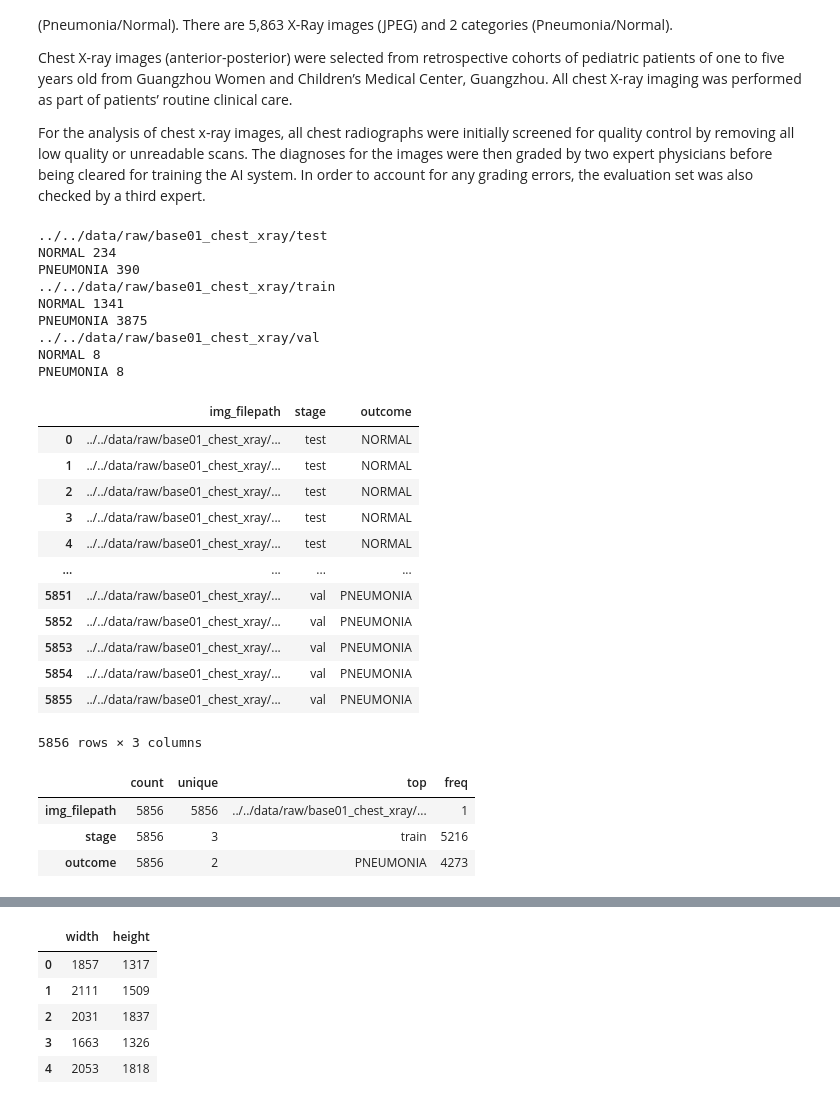
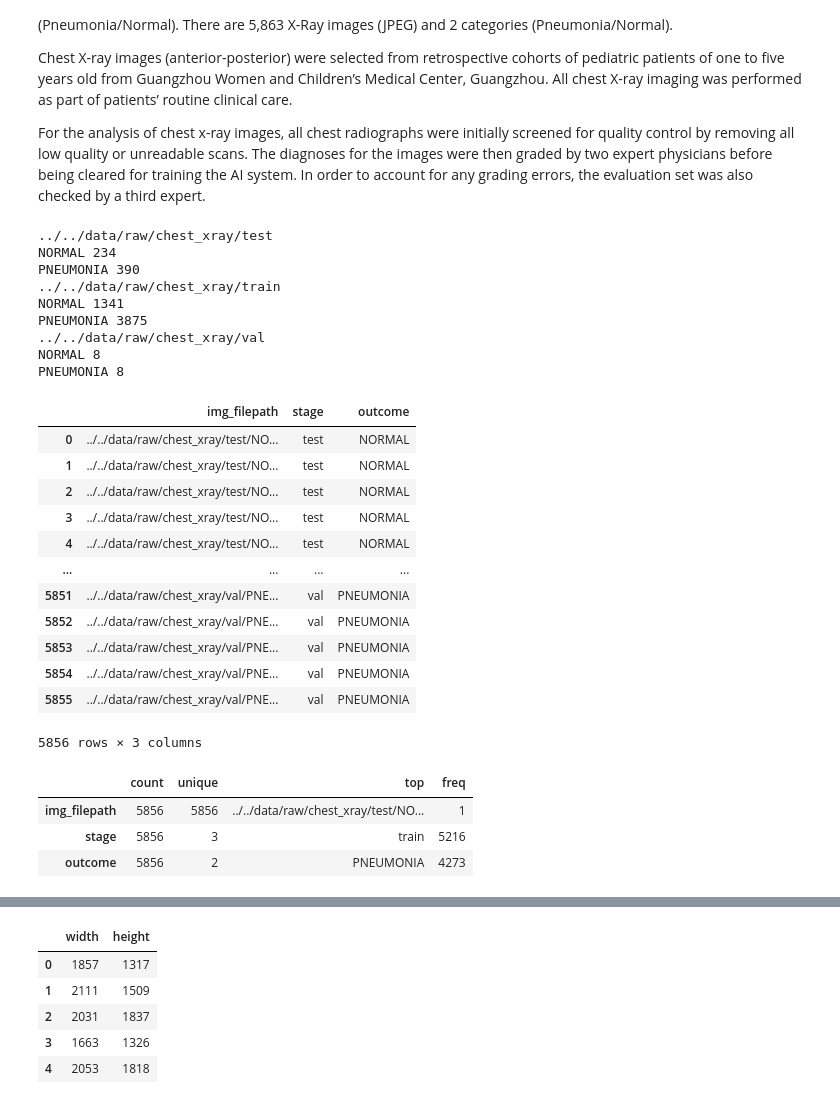
Before and after one commit to dwelcaslu/IFSP-Final-Project, a Jupyter notebook: notebooks/02 - data exploration/ntbk01_base01_exploration.ipynb, the cells around one changed output, grey strips where cells are left out. Drawn from its saved outputs; the diff is of its cells as text; code cells hidden in the pictures.

```diff
--- a/notebooks/02 - data exploration/ntbk01_base01_exploration.ipynb
+++ b/notebooks/02 - data exploration/ntbk01_base01_exploration.ipynb
@@ -19,50 +19,52 @@ import pandas as pd
 
 from PIL import Image, ImageOps, ImageEnhance
 # %%
-database_path = '../../data/raw/base01_chest_xray/'
+database_path = '../../data/raw/chest_xray/'
 # %%
 data = []
 
+base01_invalid_folders = ['chest_xray', '__MACOSX']
 for stage in os.listdir(database_path):
-    database_stage_path = os.path.join(database_path, stage)
-    print(database_stage_path)
-    for outcome in os.listdir(database_stage_path):
-        folderpath = os.path.join(database_stage_path, outcome)
-        print(outcome, len(os.listdir(folderpath)))
-        for filename in os.listdir(folderpath):
-            filepath = os.path.join(folderpath, filename)
-            data.append({"img_filepath": filepath.replace("\\", '/'), "stage": stage, "outcome": outcome})
+    if stage not in base01_invalid_folders:
+        database_stage_path = os.path.join(database_path, stage)
+        print(database_stage_path)
+        for outcome in os.listdir(database_stage_path):
+            folderpath = os.path.join(database_stage_path, outcome)
+            print(outcome, len(os.listdir(folderpath)))
+            for filename in os.listdir(folderpath):
+                filepath = os.path.join(folderpath, filename)
+                data.append({"img_filepath": filepath.replace("\\", '/'), "stage": stage, "outcome": outcome})
 
 data = pd.DataFrame(data)
 data
 # %% [output]
-../../data/raw/base01_chest_xray/test
+../../data/raw/chest_xray/test
 NORMAL 234
 PNEUMONIA 390
-../../data/raw/base01_chest_xray/train
+../../data/raw/chest_xray/train
 NORMAL 1341
 PNEUMONIA 3875
-../../data/raw/base01_chest_xray/val
+../../data/raw/chest_xray/val
 NORMAL 8
 PNEUMONIA 8
 |  | img_filepath | stage | outcome |
-| 0 | ../../data/raw/base01_chest_xray/... | test | NORMAL |
-| 1 | ../../data/raw/base01_chest_xray/... | test | NORMAL |
-| 2 | ../../data/raw/base01_chest_xray/... | test | NORMAL |
-| 3 | ../../data/raw/base01_chest_xray/... | test | NORMAL |
-| 4 | ../../data/raw/base01_chest_xray/... | test | NORMAL |
+| 0 | ../../data/raw/chest_xray/test/NO... | test | NORMAL |
+| 1 | ../../data/raw/chest_xray/test/NO... | test | NORMAL |
+| 2 | ../../data/raw/chest_xray/test/NO... | test | NORMAL |
+| 3 | ../../data/raw/chest_xray/test/NO... | test | NORMAL |
+| 4 | ../../data/raw/chest_xray/test/NO... | test | NORMAL |
 | ... | ... | ... | ... |
-| 5851 | ../../data/raw/base01_chest_xray/... | val | PNEUMONIA |
-| 5852 | ../../data/raw/base01_chest_xray/... | val | PNEUMONIA |
-| 5853 | ../../data/raw/base01_chest_xray/... | val | PNEUMONIA |
-| 5854 | ../../data/raw/base01_chest_xray/... | val | PNEUMONIA |
-| 5855 | ../../data/raw/base01_chest_xray/... | val | PNEUMONIA |
+| 5851 | ../../data/raw/chest_xray/val/PNE... | val | PNEUMONIA |
+| 5852 | ../../data/raw/chest_xray/val/PNE... | val | PNEUMONIA |
+| 5853 | ../../data/raw/chest_xray/val/PNE... | val | PNEUMONIA |
+| 5854 | ../../data/raw/chest_xray/val/PNE... | val | PNEUMONIA |
+| 5855 | ../../data/raw/chest_xray/val/PNE... | val | PNEUMONIA |
 5856 rows × 3 columns
 # %%
 data.describe().transpose()
 # %% [output]
 |  | count | unique | top | freq |
-| img_filepath | 5856 | 5856 | ../../data/raw/base01_chest_xray/... | 1 |
+| img_filepath | 5856 | 5856 | ../../data/raw/chest_xray/test/NO... | 1 |
 | stage | 5856 | 3 | train | 5216 |
 | outcome | 5856 | 2 | PNEUMONIA | 4273 |
 # %%
```
Also changed, not shown: parts of 2 cells of this notebook, 8 other files.
